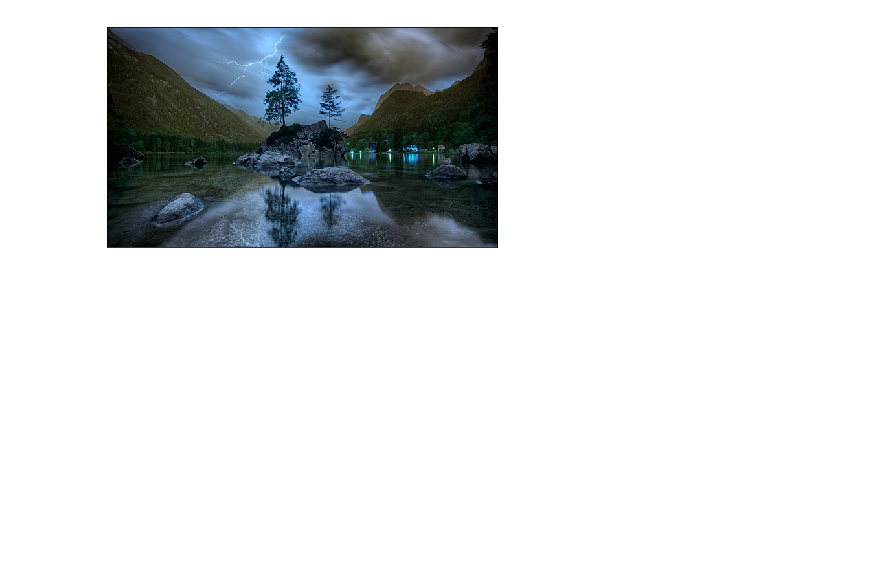
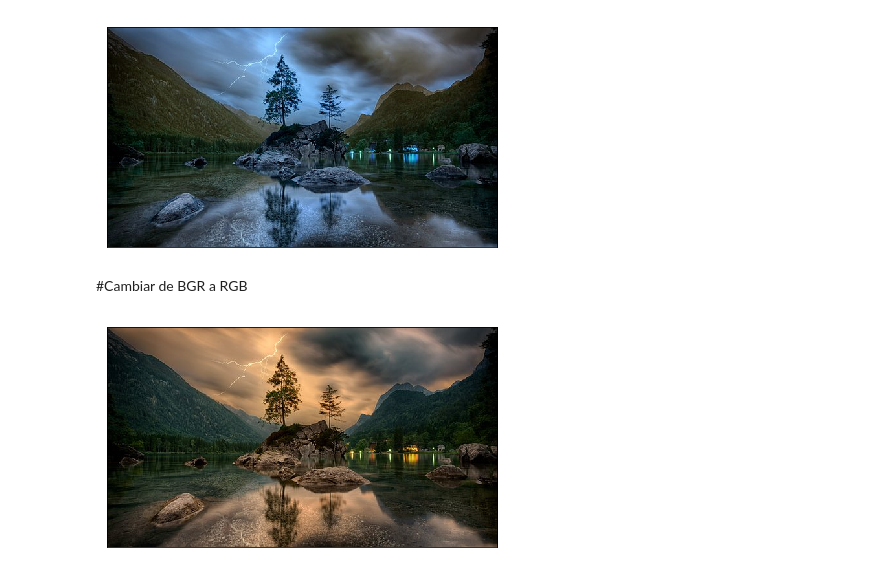
Before and after one commit to JonathanGironHound5/PDI, a Jupyter notebook: Clase_2.ipynb, the cells around one changed output. Drawn from its saved outputs; the diff is of its cells as text; code cells hidden in the pictures; blank space fills up the shorter version.

```diff
--- a/Clase_2.ipynb
+++ b/Clase_2.ipynb
@@ -85,3 +85,16 @@ plt.yticks([])
 plt.show()
 # %% [output]
 [figure]
+# %% [markdown]
+#Cambiar de BGR a RGB
+# %%
+#pasar la imagen a rgb
+
+img_RGB = cv2.cvtColor(img_BGR,cv2.COLOR_BGR2RGB)
+plt.figure(figsize=(7,7))
+plt.imshow(img_RGB)
+plt.xticks([])
+plt.yticks([])
+plt.show()
+# %% [output]
+[figure, added]
```
